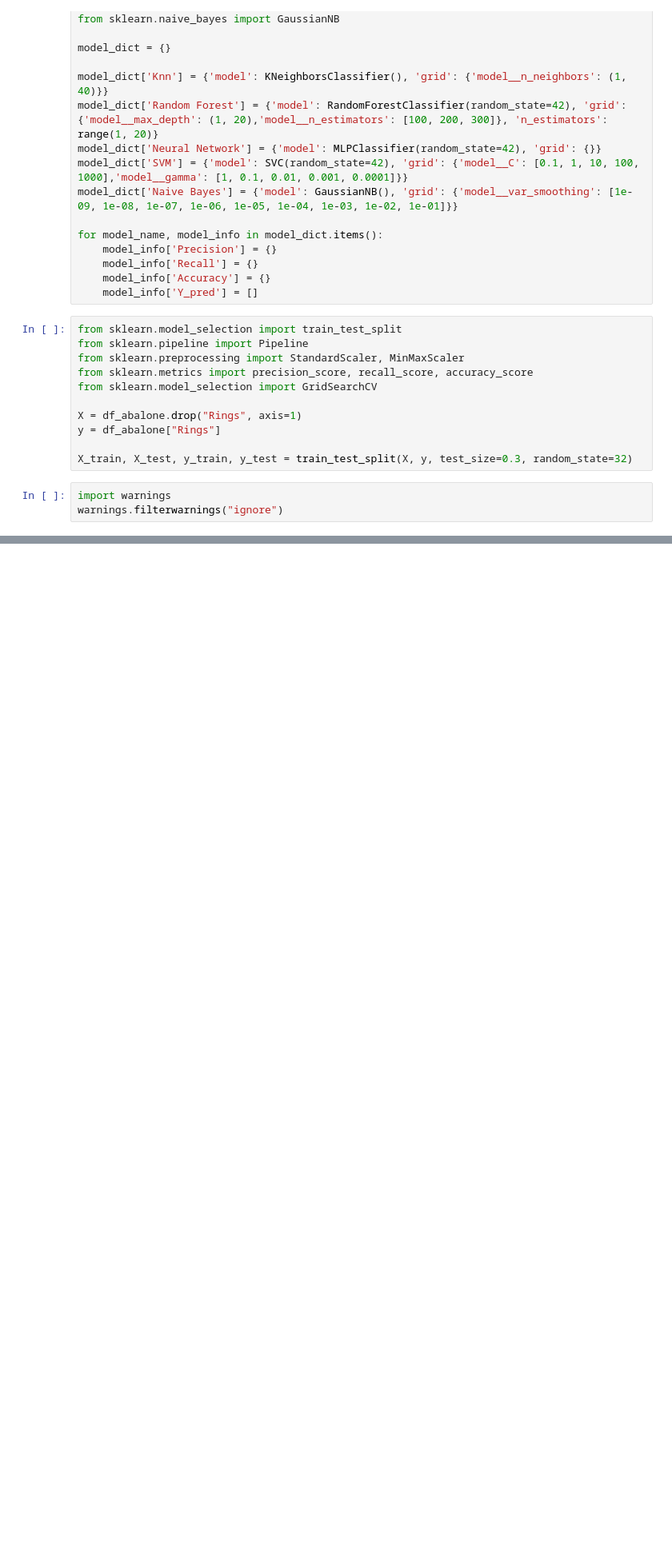
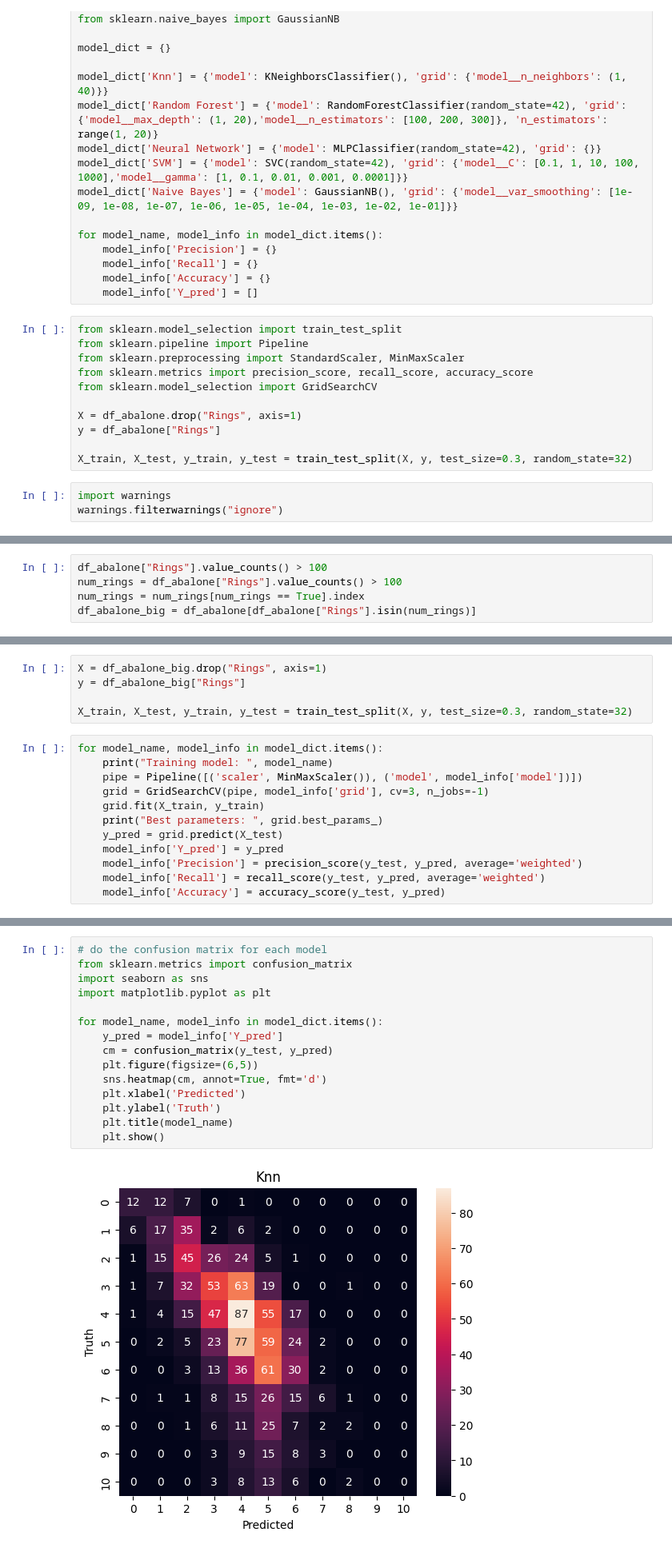
Before and after one commit to LeoBello00/AI_Project3, a Jupyter notebook: src/AI_Proyecto3.ipynb, the cells around one changed output, grey strips where cells are left out. Shown at 80% size. Cells and saved outputs as stored; diff of their text form; blank space fills up the shorter version.

```diff
--- a/src/AI_Proyecto3.ipynb
+++ b/src/AI_Proyecto3.ipynb
@@ -178,0 +271,5 @@ warnings.filterwarnings("ignore")
+# %%
+df_abalone["Rings"].value_counts() > 100
+num_rings = df_abalone["Rings"].value_counts() > 100
+num_rings = num_rings[num_rings == True].index
+df_abalone_big = df_abalone[df_abalone["Rings"].isin(num_rings)]
@@ -178,0 +292,17 @@ warnings.filterwarnings("ignore")
+# %%
+X = df_abalone_big.drop("Rings", axis=1)
+y = df_abalone_big["Rings"]
+
+X_train, X_test, y_train, y_test = train_test_split(X, y, test_size=0.3, random_state=32)
+# %%
+for model_name, model_info in model_dict.items():
+    print("Training model: ", model_name)
+    pipe = Pipeline([('scaler', MinMaxScaler()), ('model', model_info['model'])])
+    grid = GridSearchCV(pipe, model_info['grid'], cv=3, n_jobs=-1)
+    grid.fit(X_train, y_train)
+    print("Best parameters: ", grid.best_params_)
+    y_pred = grid.predict(X_test)
+    model_info['Y_pred'] = y_pred
+    model_info['Precision'] = precision_score(y_test, y_pred, average='weighted')
+    model_info['Recall'] = recall_score(y_test, y_pred, average='weighted')
+    model_info['Accuracy'] = accuracy_score(y_test, y_pred)
@@ -178,0 +349,17 @@ warnings.filterwarnings("ignore")
+# %%
+# do the confusion matrix for each model
+from sklearn.metrics import confusion_matrix
+import seaborn as sns
+import matplotlib.pyplot as plt
+
+for model_name, model_info in model_dict.items():
+    y_pred = model_info['Y_pred']
+    cm = confusion_matrix(y_test, y_pred)
+    plt.figure(figsize=(6,5))
+    sns.heatmap(cm, annot=True, fmt='d')
+    plt.xlabel('Predicted')
+    plt.ylabel('Truth')
+    plt.title(model_name)
+    plt.show()
+# %% [output]
+[figure, added]
```
Also changed, not shown: parts of 31 cells of this notebook.
